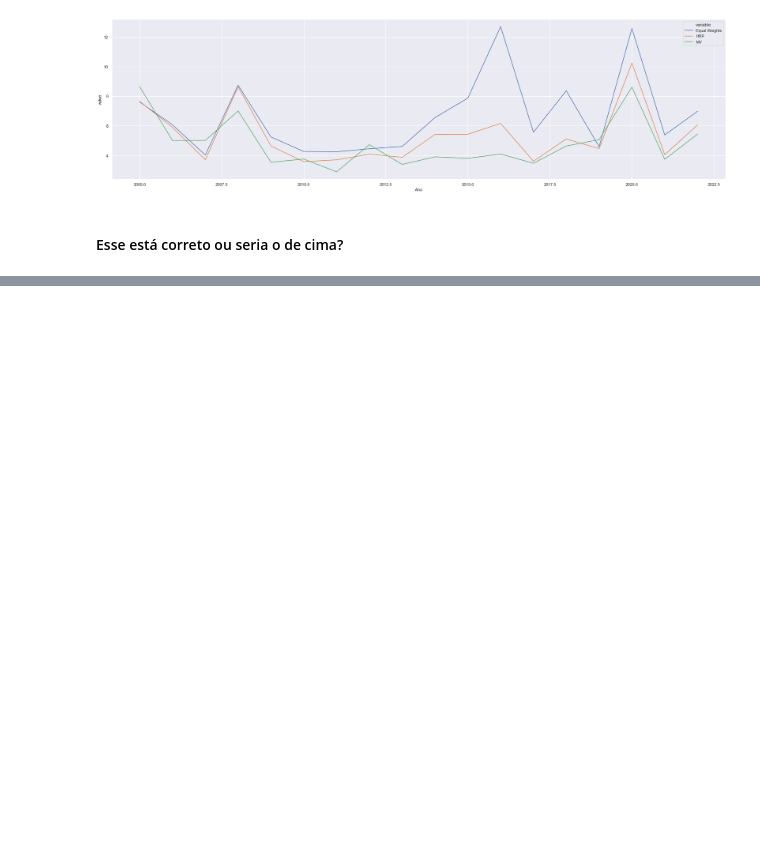
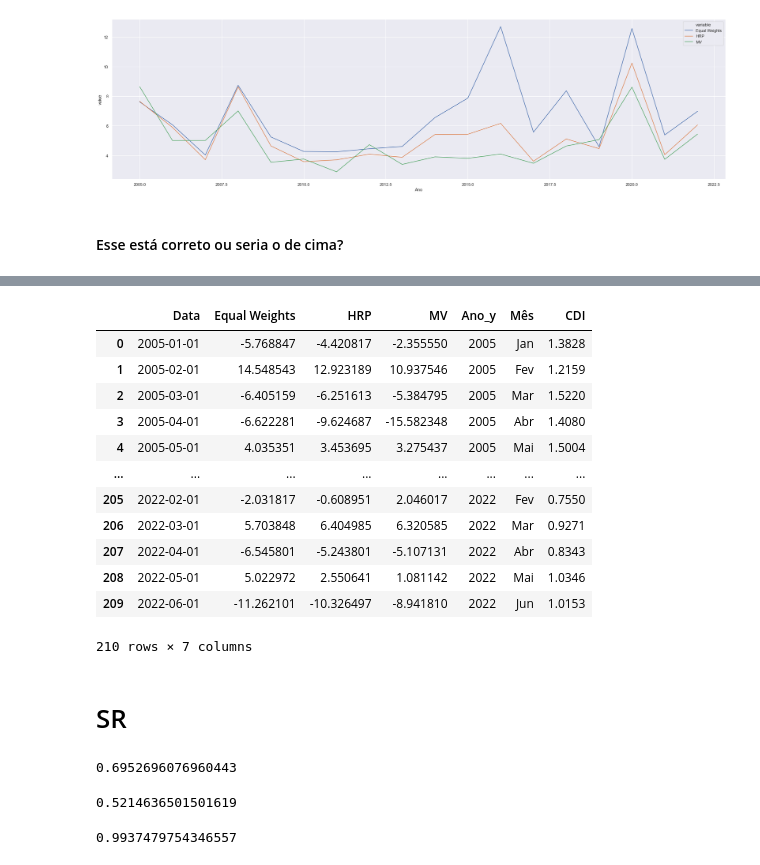
Before and after one commit to felipereis150/BrazilianHRP, a Jupyter notebook: DataViz.ipynb, the cells around one changed output, grey strips where cells are left out. Cells and saved outputs as stored; diff of their text form; code cells hidden in the pictures; blank space fills up the shorter version.

```diff
--- a/DataViz.ipynb
+++ b/DataViz.ipynb
@@ -74,0 +126,29 @@ sns.lineplot(x='Ano', y='value', hue='variable',
+# %%
+cdi.drop(columns=['Unnamed: 4', 'Unnamed: 5', 'Unnamed: 6', 'Unnamed: 7', 'Unnamed: 8'], inplace=True)
+# %%
+cdi.rename(columns={'Value': 'CDI'}, inplace=True)
+cdi['Data'] = cdi['Data'].astype('datetime64[ns]')
+# %%
+df_merged = pd.merge(df, cdi, on='Data', how='inner')
+df_merged.drop(columns=['Ano_x'], inplace=True)
+df_merged.rename(columns={'Ano_y': 'Ano'})
+df_merged.replace(',', '.', regex=True, inplace=True)
+df_merged['CDI'] = df_merged['CDI'].astype(float)
+df_merged['CDI'] = df_merged['CDI']*100
+df_merged
+# %% [output]
+|  | Data | Equal Weights | HRP | MV | Ano_y | Mês | CDI |
+| 0 | 2005-01-01 | -5.768847 | -4.420817 | -2.355550 | 2005 | Jan | 1.3828 |
+| 1 | 2005-02-01 | 14.548543 | 12.923189 | 10.937546 | 2005 | Fev | 1.2159 |
+| 2 | 2005-03-01 | -6.405159 | -6.251613 | -5.384795 | 2005 | Mar | 1.5220 |
+| 3 | 2005-04-01 | -6.622281 | -9.624687 | -15.582348 | 2005 | Abr | 1.4080 |
+| 4 | 2005-05-01 | 4.035351 | 3.453695 | 3.275437 | 2005 | Mai | 1.5004 |
+| ... | ... | ... | ... | ... | ... | ... | ... |
+| 205 | 2022-02-01 | -2.031817 | -0.608951 | 2.046017 | 2022 | Fev | 0.7550 |
+| 206 | 2022-03-01 | 5.703848 | 6.404985 | 6.320585 | 2022 | Mar | 0.9271 |
+| 207 | 2022-04-01 | -6.545801 | -5.243801 | -5.107131 | 2022 | Abr | 0.8343 |
+| 208 | 2022-05-01 | 5.022972 | 2.550641 | 1.081142 | 2022 | Mai | 1.0346 |
+| 209 | 2022-06-01 | -11.262101 | -10.326497 | -8.941810 | 2022 | Jun | 1.0153 |
+210 rows × 7 columns
+# %% [markdown]
+# SR
@@ -74,0 +159,8 @@ sns.lineplot(x='Ano', y='value', hue='variable',
+# %%
+display(sharpe_ratio_HRP)
+display(sharpe_ratio_MV)
+display(sharpe_ratio_Equal_Weights)
+# %% [output]
+0.6952696076960443
+0.5214636501501619
+0.9937479754346557
```
Also changed, not shown: parts of 7 cells of this notebook, 2 other files.
